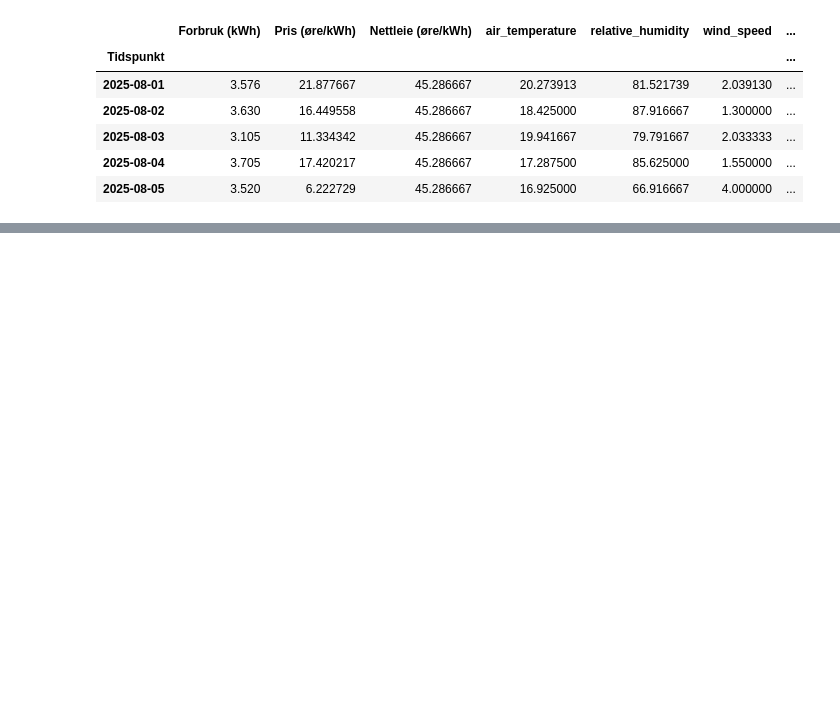
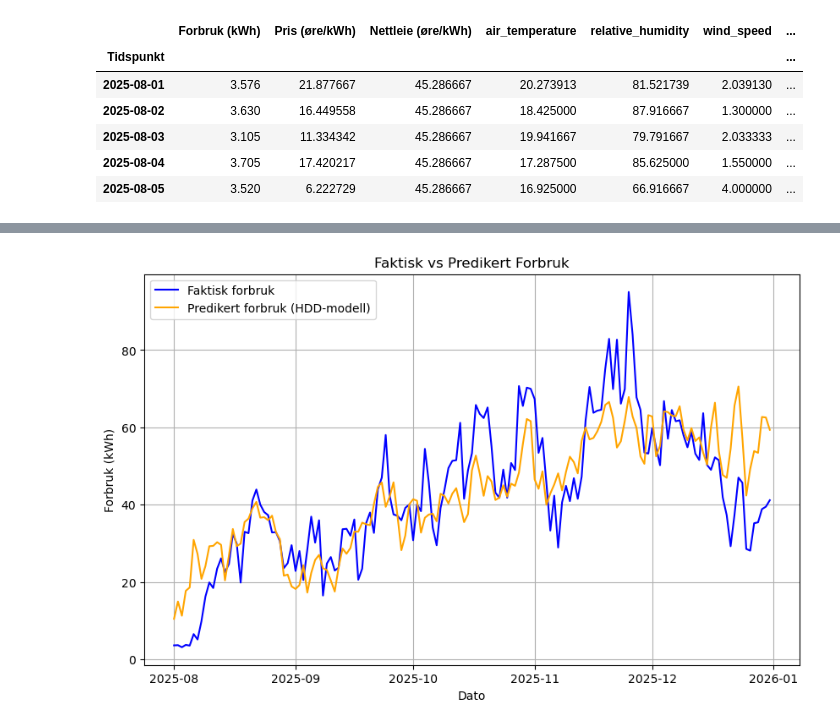
Before and after one commit to EndreAa/poweranalysis, a Jupyter notebook: notebooks/case_analysis.ipynb, the cells around one changed output, grey strips where cells are left out. Cells and saved outputs as stored; diff of their text form; code cells hidden in the pictures; blank space fills up the shorter version.

```diff
--- a/notebooks/case_analysis.ipynb
+++ b/notebooks/case_analysis.ipynb
@@ -25,0 +52,6 @@ df_daily.head()
+# %%
+model = HDDModel(temp_col="air_temperature", target_col="Forbruk (kWh)")
+best_base = model.find_optimal_base(df)
+res = model.fit(df)
+print(f"Optimal base temperature: {best_base:.2f} °C")
+display(model.summary())
@@ -25,0 +79,9 @@ df_daily.head()
+# %%
+y_true = df["Forbruk (kWh)"]
+y_pred = model.predict(df)
+
+mae = mean_absolute_error(df_daily["Forbruk (kWh)"], y_pred)
+rmse = root_mean_squared_error(df_daily["Forbruk (kWh)"], y_pred)
+
+print("MAE:", round(mae, 2))
+print("RMSE:", round(rmse, 2))
@@ -25,0 +102,10 @@ df_daily.head()
+# %%
+df_daily["lag1"] = df_daily["Forbruk (kWh)"].shift(1)
+df_daily["HDD"] = model.compute_hdd(df_daily["air_temperature"], float(model.base_temp))
+
+df_model = df_daily.dropna()
+
+X = sm.add_constant(df_model[["HDD", "lag1"]])
+y = df_model["Forbruk (kWh)"]
+
+m_arx = sm.OLS(y, X).fit()
@@ -25,0 +130,13 @@ df_daily.head()
+# %%
+### Plotter predikert vs faktisk forbruk
+plt.figure(figsize=(10, 6))
+plt.plot(df_daily.index, df_daily["Forbruk (kWh)"], label="Faktisk forbruk", color="blue")
+plt.plot(df_daily.index, y_pred, label="Predikert forbruk (HDD-modell)", color="orange")
+plt.xlabel("Dato")
+plt.ylabel("Forbruk (kWh)")
+plt.title("Faktisk vs Predikert Forbruk")
+plt.legend()
+plt.grid()
+plt.show()
+# %% [output]
+[figure, added]
```
Also changed, not shown: parts of 13 cells of this notebook, 3 other files.
